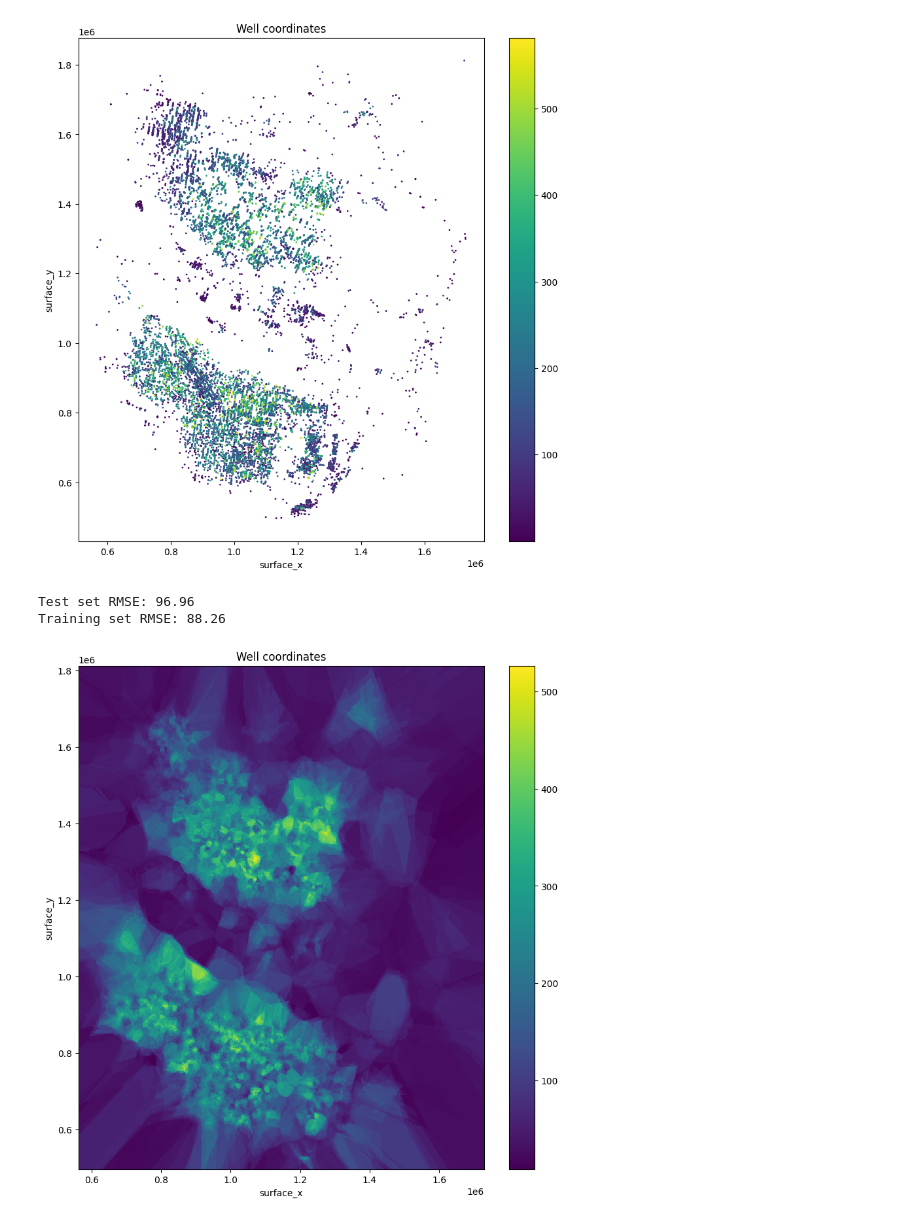
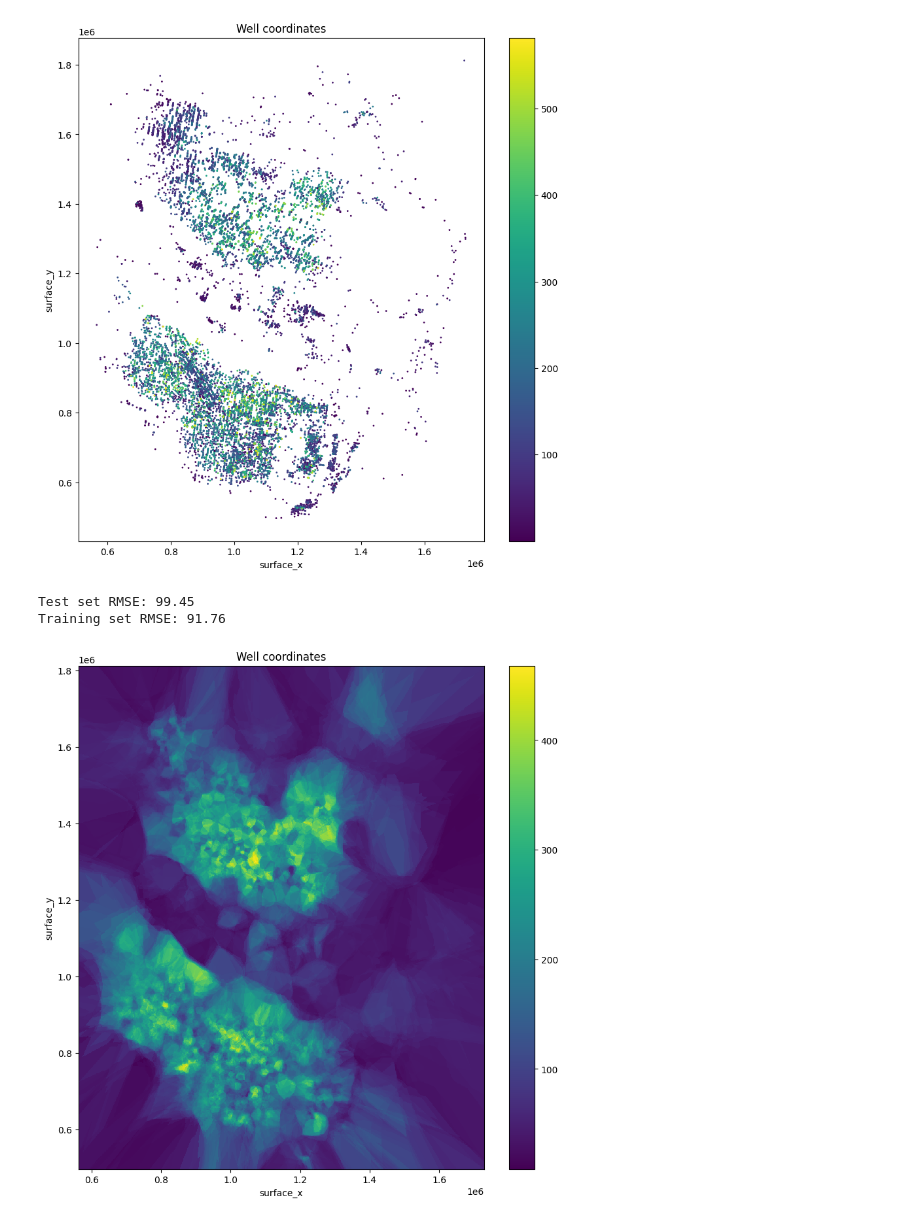
Before and after one commit to ajholzbach/Datathon_2024, a Jupyter notebook: v2_chevron.ipynb, the cells around one changed output. Cells and saved outputs as stored; diff of their text form; code cells hidden in the pictures.

Commit message:
Added more models

```diff
--- a/v2_chevron.ipynb
+++ b/v2_chevron.ipynb
@@ -54,10 +68,0 @@ training_data['well_length'] = np.sqrt((training_data['surface_x'] - training_da
-# %%
-# Encode categorical variables
-training_data = pd.get_dummies(training_data)
-print(training_data.shape)
-
-# Impute missing values with KNNImputer
-imputer = KNNImputer(n_neighbors=10)
-# Keep column names
-training_data_columns = training_data.columns
-training_data[training_data_columns] = imputer.fit_transform(training_data)
@@ -66,5 +69,13 @@ training_data[training_data_columns] = imputer.fit_transform(training_data)
+# %%
+# Create a 'well_skew' column
+# The formula for well skew is sqrt(|surface_x - bh_x|^2 + |surface_y - bh_y|^2)
+training_data['well_skew'] = np.sqrt((training_data['surface_x'] - training_data['bh_x'])**2 + (training_data['surface_y'] - training_data['bh_y'])**2)
+# %%
+# Create a 'lateral_length' column
+# The formula for lateral length is sqrt(|horizontal_toe_x - bh_x|^2 + |horizontal_toe_y - bh_y|^2)
+training_data['lateral_length'] = np.sqrt((training_data['horizontal_toe_x'] - training_data['bh_x'])**2 + (training_data['horizontal_toe_y'] - training_data['bh_y'])**2)
 # %%
-RANDOM_STATE = 42
+RANDOM_STATE = 100
 
 # Split the data into training and test sets
 drop_training_columns = ['OilPeakRate']
@@ -91,7 +102,7 @@ y_s = y
 X_train_s, X_test_s, y_train_s, y_test_s = train_test_split(X_s, y_s, test_size=0.2, random_state=RANDOM_STATE)
 
 # Instantiate the KNeighborsRegressor for surface_x and surface_y
-model = KNeighborsRegressor(n_neighbors=10)
+model = KNeighborsRegressor(n_neighbors=15)
 model.fit(X_train_s, y_train_s)
 
 # Predict the test set labels
@@ -101,36 +112,36 @@ y_pred = model.predict(X_test_s)
 rmse = np.sqrt(mean_squared_error(y_test_s, y_pred))
 print('Test set RMSE: {:.2f}'.format(rmse))
 
 # Show the Training set RMSE
 y_pred_train = model.predict(X_train_s)
 rmse_train = np.sqrt(mean_squared_error(y_train_s, y_pred_train))
 print('Training set RMSE: {:.2f}'.format(rmse_train))
 
 # Plot the mesh of the predicted values
 # Create a mesh of values to plot
 xx = np.linspace(X_s['surface_x'].min(), X_s['surface_x'].max(), 1000)
 yy = np.linspace(X_s['surface_y'].min(), X_s['surface_y'].max(), 1000)
 xx, yy = np.meshgrid(xx, yy)
 X_grid = np.c_[xx.ravel(), yy.ravel()]
 
 # Predict the values of the mesh
 y_pred = model.predict(X_grid)
 
 # Plot the predicted values
 plt.figure(figsize=(10, 10))
 plt.pcolormesh(xx, yy, y_pred.reshape(xx.shape))
 plt.colorbar()
 plt.xlabel('surface_x')
 plt.ylabel('surface_y')
 plt.title('Well coordinates')
 plt.show()
 
 # Use the model to create a new column in the training data
 training_data['KNN_surface_OilPeakRate'] = model.predict(X_s)
 # %% [output]
-Test set RMSE: 96.96
-Training set RMSE: 88.26
+Test set RMSE: 99.45
+Training set RMSE: 91.76
-[figure, old version]
+[figure, new version]
 # %%
 # Make new training and test sets with the new columns
 drop_training_columns = ['OilPeakRate']
```
Also changed, not shown: parts of 10 cells of this notebook.
